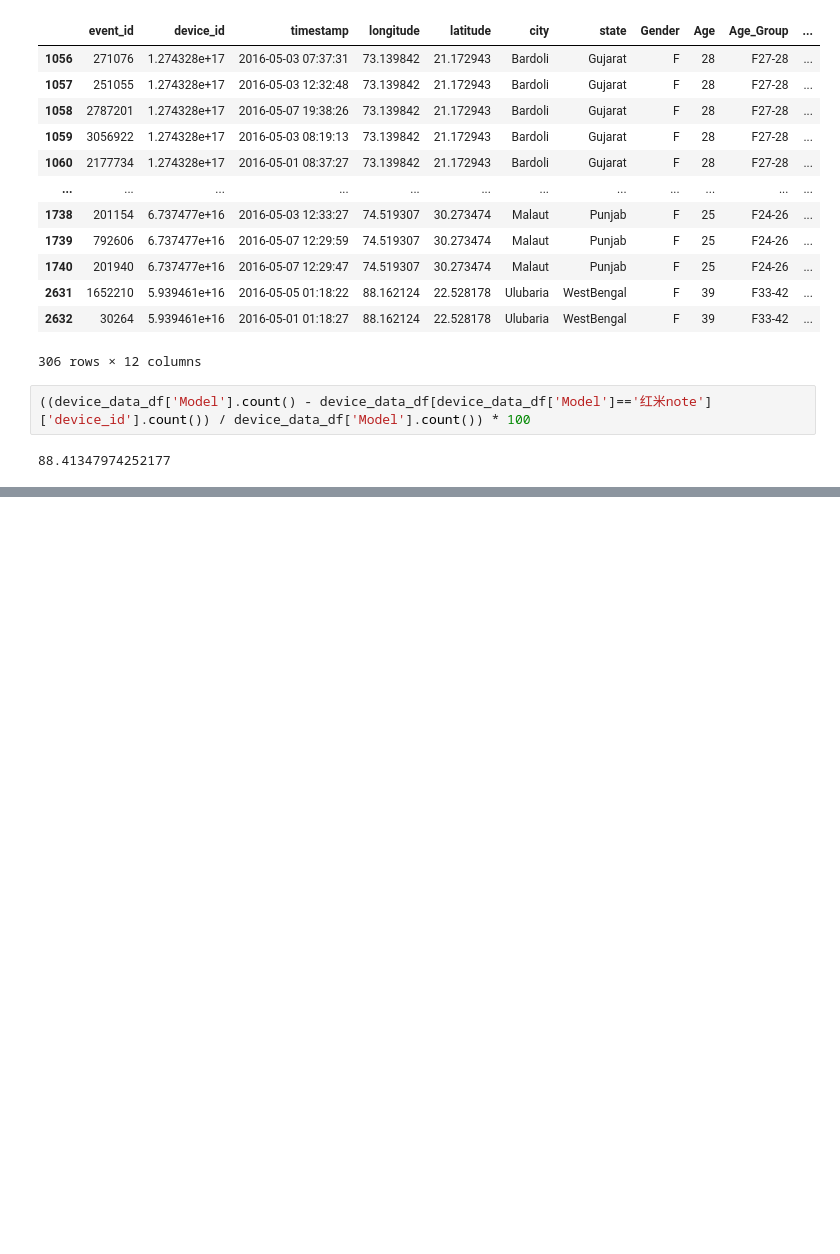
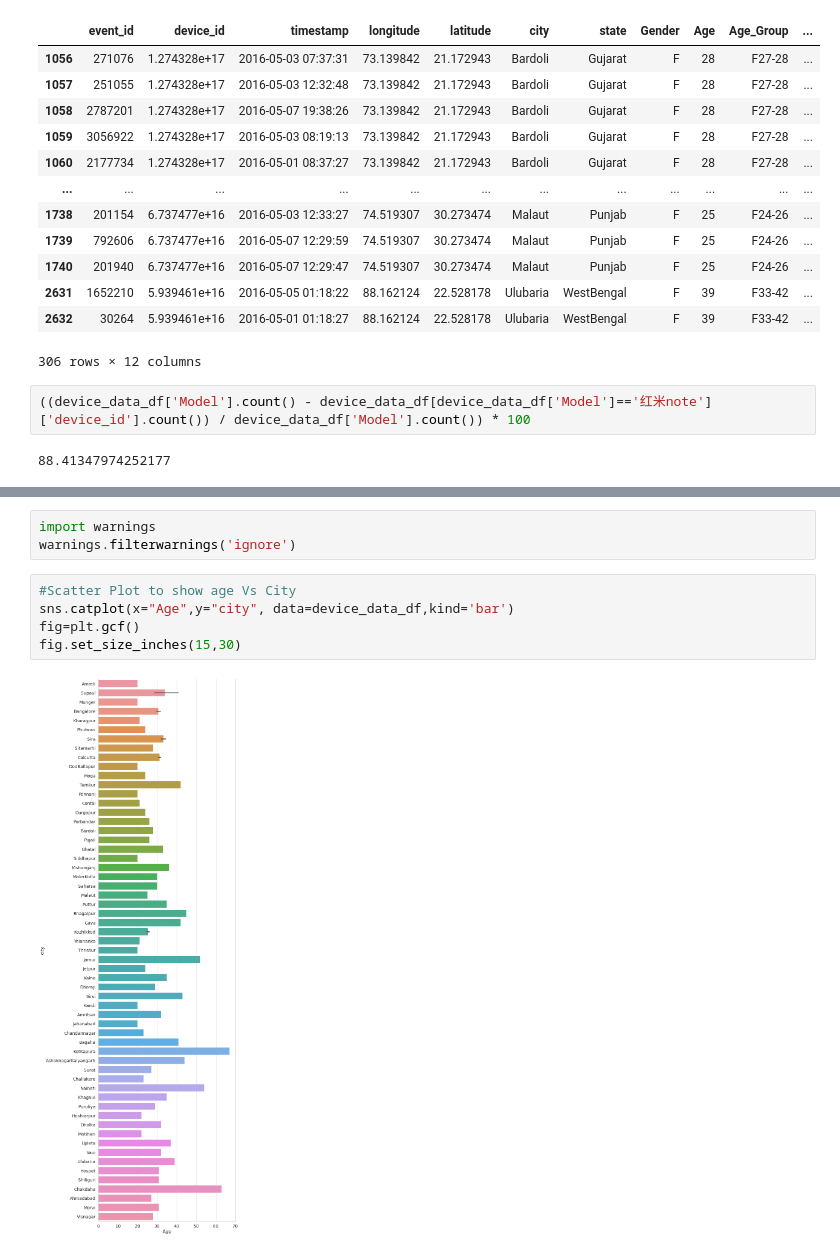
Before and after one commit to santhoshbvsrk/CapstoneProjects, a Jupyter notebook: DataAnalytics_CDF/InsaidTelecom_CDFCapstone.ipynb, the cells around one changed output, grey strips where cells are left out. Cells and saved outputs as stored; diff of their text form; blank space fills up the shorter version.

```diff
--- a/DataAnalytics_CDF/InsaidTelecom_CDFCapstone.ipynb
+++ b/DataAnalytics_CDF/InsaidTelecom_CDFCapstone.ipynb
@@ -478,0 +675,10 @@ device_data_df[device_data_df['Model']=='红米note']
+# %%
+import warnings
+warnings.filterwarnings('ignore')
+# %%
+#Scatter Plot to show age Vs City
+sns.catplot(x="Age",y="city", data=device_data_df,kind='bar')
+fig=plt.gcf()
+fig.set_size_inches(15,30)
+# %% [output]
+[figure, added]
```
Also changed, not shown: parts of 43 cells of this notebook.
